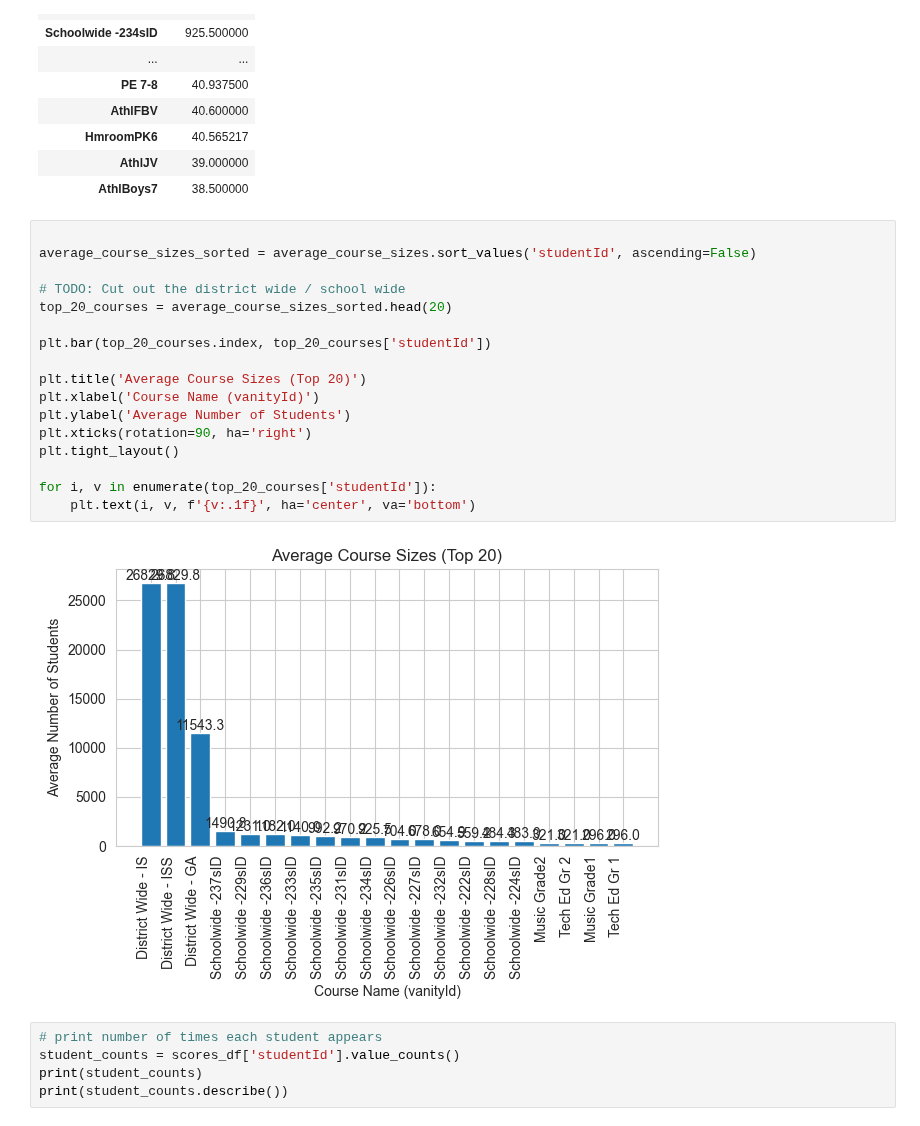
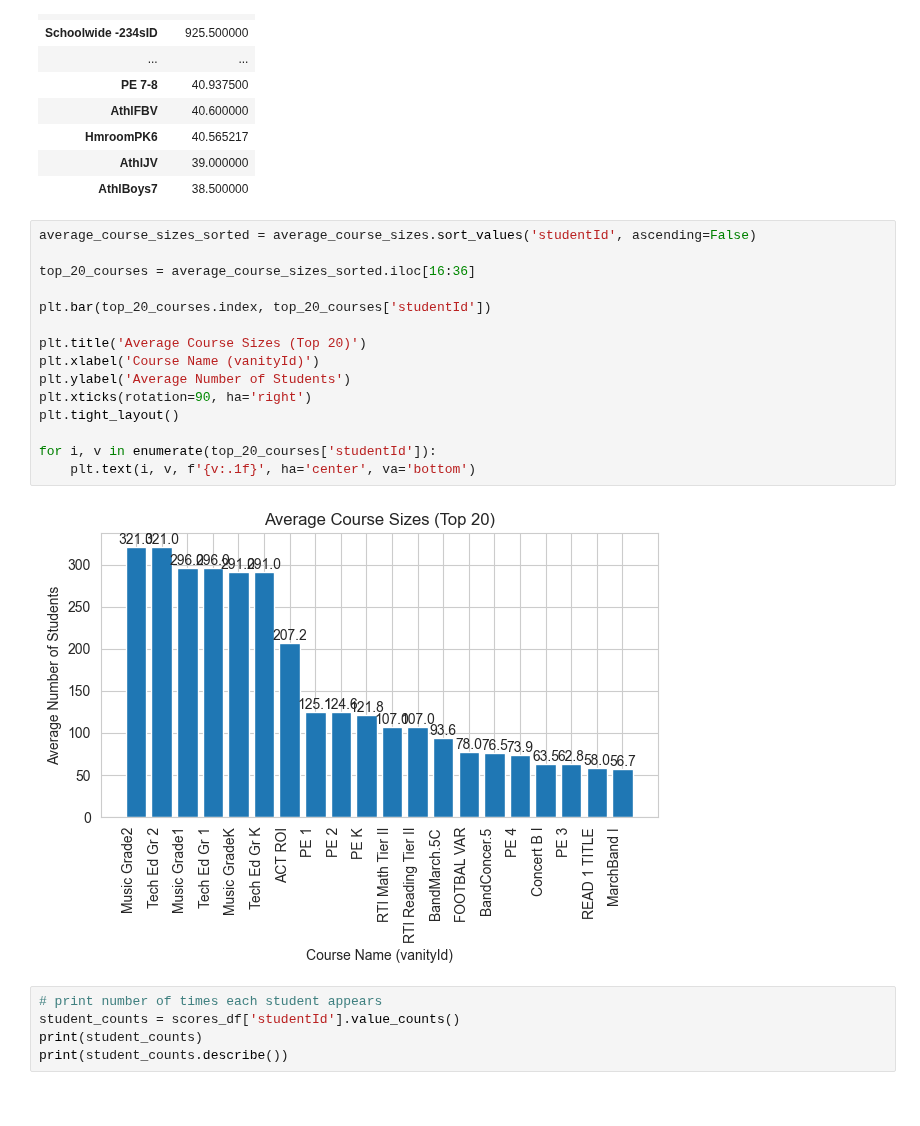
Before and after one commit to level-data-1a/predicting-proficiency, a Jupyter notebook: allison-explore.ipynb, the cells around one changed output. Cells and saved outputs as stored; diff of their text form.

```diff
--- a/allison-explore.ipynb
+++ b/allison-explore.ipynb
@@ -230,24 +232,22 @@ average_course_sizes.head(50)
 | AthlJV | 39.000000 |
 | AthlBoys7 | 38.500000 |
 # %%
-
 average_course_sizes_sorted = average_course_sizes.sort_values('studentId', ascending=False)
 
-# TODO: Cut out the district wide / school wide
-top_20_courses = average_course_sizes_sorted.head(20)
+top_20_courses = average_course_sizes_sorted.iloc[16:36]
 
 plt.bar(top_20_courses.index, top_20_courses['studentId'])
 
 plt.title('Average Course Sizes (Top 20)')
 plt.xlabel('Course Name (vanityId)')
 plt.ylabel('Average Number of Students')
 plt.xticks(rotation=90, ha='right')
 plt.tight_layout()
 
 for i, v in enumerate(top_20_courses['studentId']):
     plt.text(i, v, f'{v:.1f}', ha='center', va='bottom')
 # %% [output]
-[figure, old version]
+[figure, new version]
 # %%
 # print number of times each student appears
 student_counts = scores_df['studentId'].value_counts()
```
Also changed, not shown: parts of 32 cells of this notebook, 2 other files.
